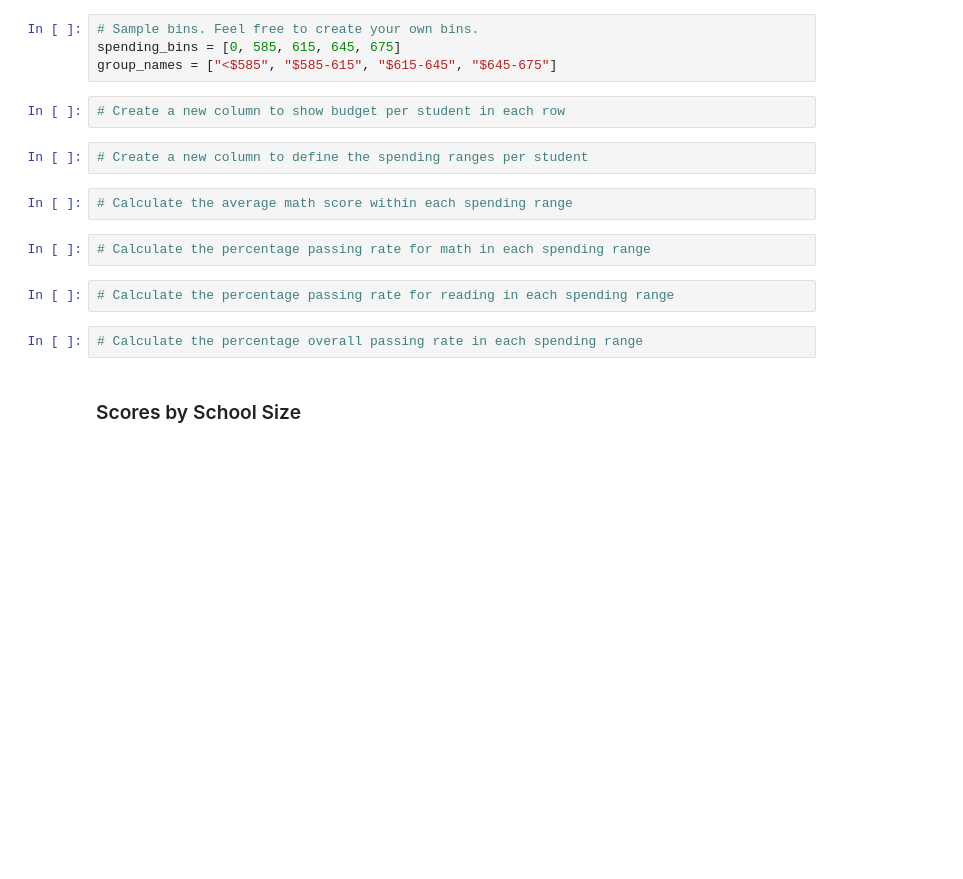
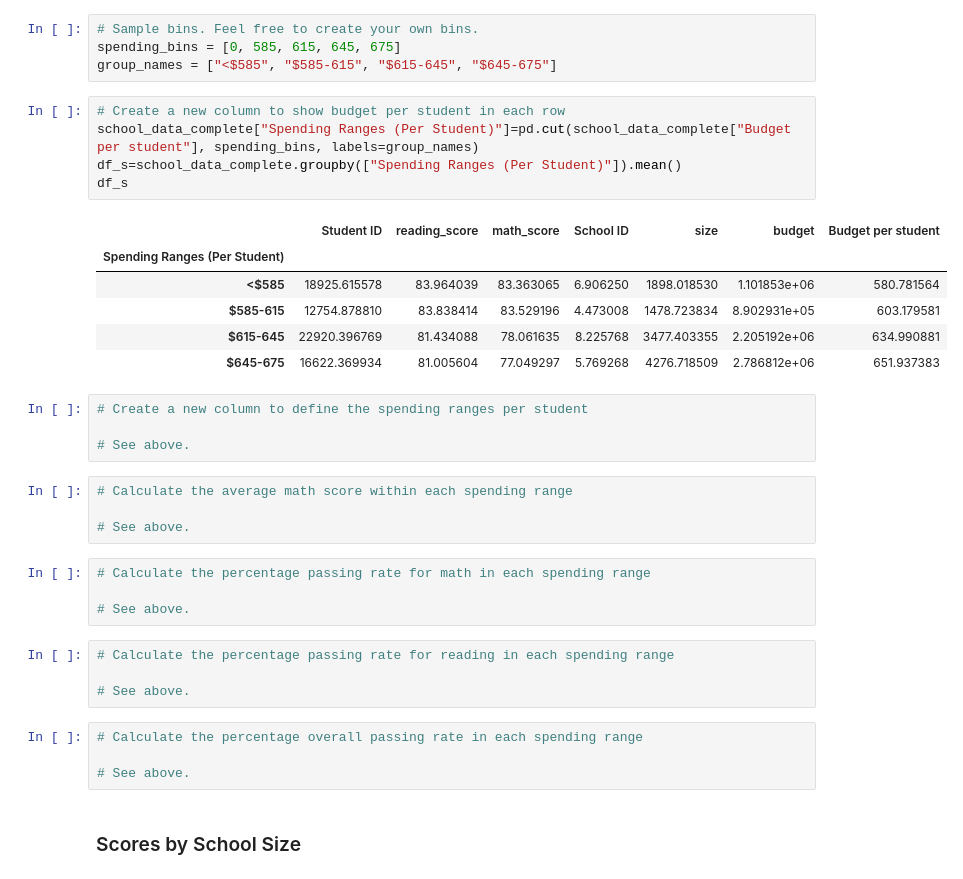
Before and after one commit to stilsons/DS-311-Python-Assignments, a Jupyter notebook: Week_03_Pandas_Steve/Python_Lab_Assignment.ipynb, the cells around one changed output. Cells and saved outputs as stored; diff of their text form; blank space fills up the shorter version.

```diff
--- a/Week_03_Pandas_Steve/Python_Lab_Assignment.ipynb
+++ b/Week_03_Pandas_Steve/Python_Lab_Assignment.ipynb
@@ -402,18 +468,38 @@ df_m_fin
 # Sample bins. Feel free to create your own bins.
 spending_bins = [0, 585, 615, 645, 675]
 group_names = ["<$585", "$585-615", "$615-645", "$645-675"]
+# %%
+# Create a new column to show budget per student in each row
+school_data_complete["Spending Ranges (Per Student)"]=pd.cut(school_data_complete["Budget per student"], spending_bins, labels=group_names)
+df_s=school_data_complete.groupby(["Spending Ranges (Per Student)"]).mean()
+df_s
+# %% [output]
+|  | Student ID | reading_score | math_score | School ID | size | budget | Budget per student |
+| Spending Ranges (Per Student) |  |  |  |  |  |  |  |
+| <$585 | 18925.615578 | 83.964039 | 83.363065 | 6.906250 | 1898.018530 | 1.101853e+06 | 580.781564 |
+| $585-615 | 12754.878810 | 83.838414 | 83.529196 | 4.473008 | 1478.723834 | 8.902931e+05 | 603.179581 |
+| $615-645 | 22920.396769 | 81.434088 | 78.061635 | 8.225768 | 3477.403355 | 2.205192e+06 | 634.990881 |
+| $645-675 | 16622.369934 | 81.005604 | 77.049297 | 5.769268 | 4276.718509 | 2.786812e+06 | 651.937383 |
 # %%
-# Create a new column to show budget per student in each row
+# Create a new column to define the spending ranges per student
+
+# See above.
-# %%
-# Create a new column to define the spending ranges per student
 # %%
 # Calculate the average math score within each spending range
+
+# See above.
 # %%
 # Calculate the percentage passing rate for math in each spending range
+
+# See above.
 # %%
 # Calculate the percentage passing rate for reading in each spending range
+
+# See above.
 # %%
 # Calculate the percentage overall passing rate in each spending range
+
+# See above.
 # %% [markdown]
 ### Scores by School Size
 # %% [markdown]
```
Also changed, not shown: parts of 18 cells of this notebook.
